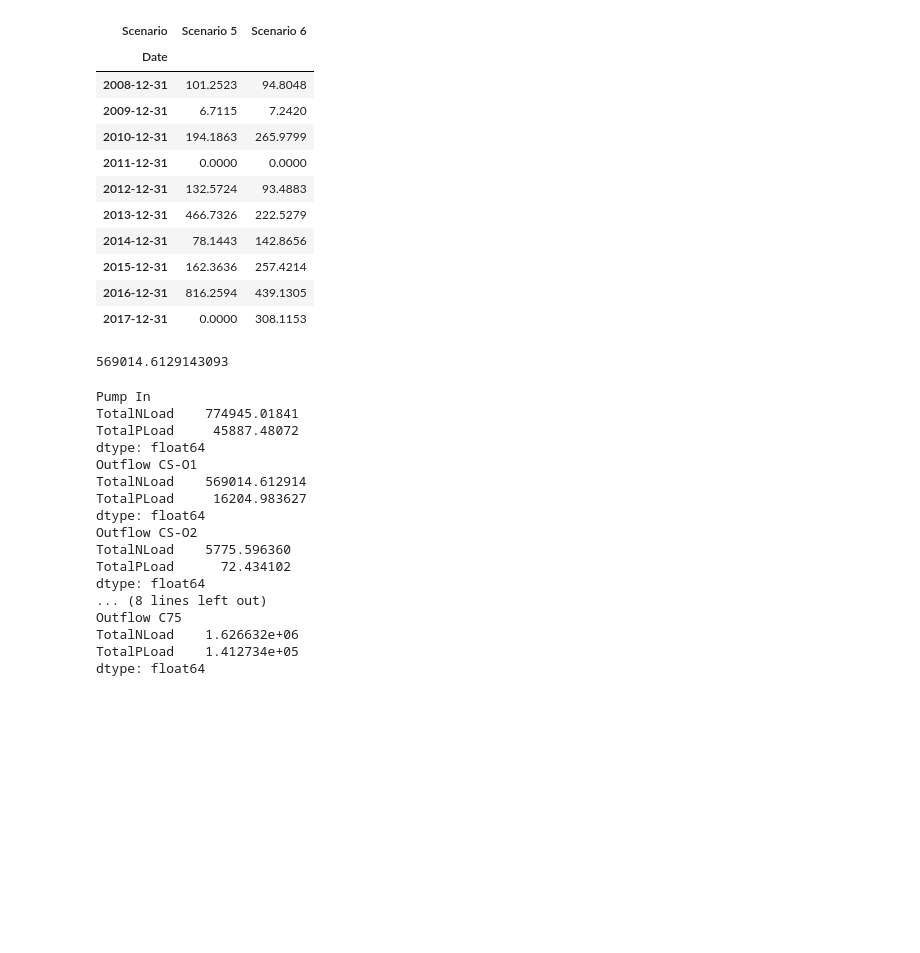
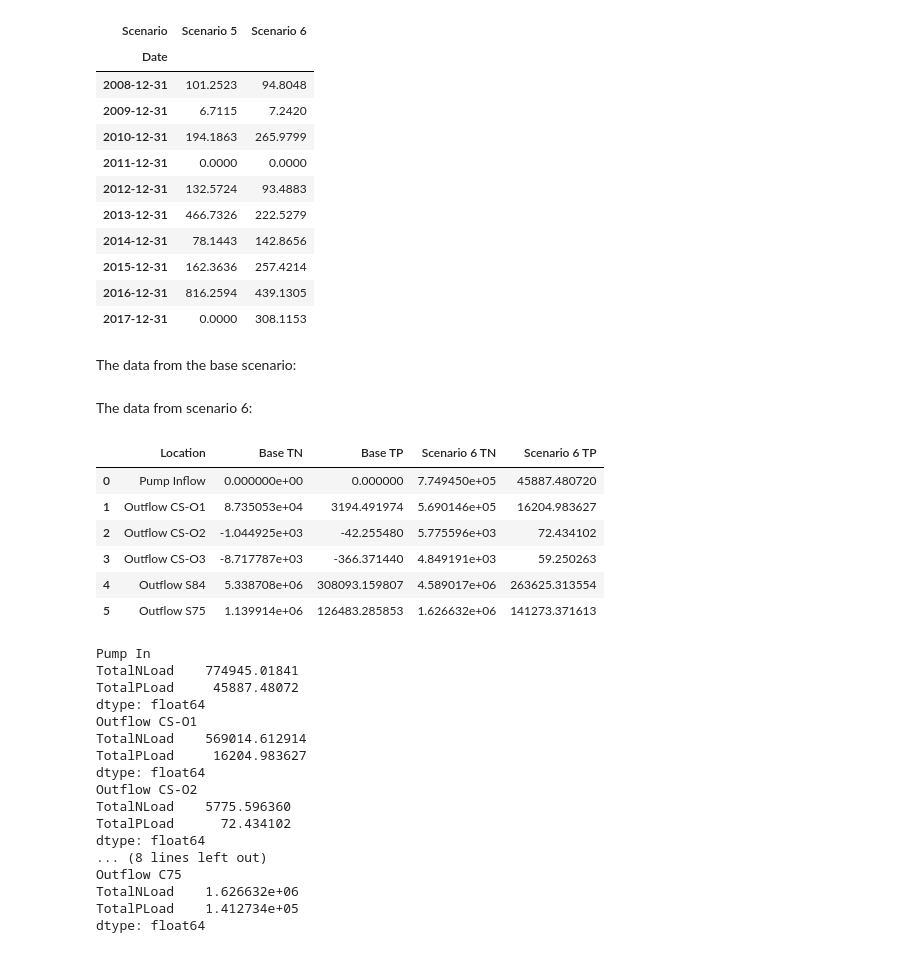
Before and after one commit to ajames-swet/py-hydro-data, a Jupyter notebook: notebooks/WAMReachTest.ipynb, the cells around one changed output. Drawn from its saved outputs; the diff is of its cells as text; code cells hidden in the pictures; blank space fills up the shorter version.

Commit message:
Added generation of Figure 15-ish dataframe

```diff
--- a/notebooks/WAMReachTest.ipynb
+++ b/notebooks/WAMReachTest.ipynb
@@ -143,3 +77,5 @@ pv_flow.resample('A').apply(sum)
 | 2017-12-31 | 0.0000 | 308.1153 |
 # %%
 # CS_O1_S5_Outflow = wrd.WAMReachData(filename='../data/S5_reach000015_14.csv')
+# %% [markdown]
+The data from the base scenario:
@@ -146,3 +89,5 @@ pv_flow.resample('A').apply(sum)
+# %% [markdown]
+The data from scenario 6:
 # %%
 CS_O1_S6_R15 = wrd.WAMReachData(filename='../data/S6_reach000015_14.csv')
 PumpIn_S6_R6 = wrd.WAMReachData(filename='../data/S6_reach000006_12.csv')
@@ -150,10 +95,36 @@ CS_O2_S6_R42 = wrd.WAMReachData(filename='../data/S6_reach000042_7.csv')
 CS_O3_S6_R41 = wrd.WAMReachData(filename='../data/S6_reach000041_20.csv')
 S84_S6_R2 = wrd.WAMReachData(filename='../data/S6_reach000002_1.csv')
 S75_S6_R13 = wrd.WAMReachData(filename='../data/S6_reach000013_0.csv')
-# %%
-CS_O1_S6_R15.get_annual_sums('TotalNLoad')['2008-01-01':'2017-12-31'].sum()
-# %% [output]
-569014.6129143093
+# %%
+bv_res = pd.DataFrame(columns = ['Location','Base TN', 'Base TP', 'Scenario 6 TN', 'Scenario 6 TP'])
+
+s = [['Pump Inflow'], PumpIn_B_R6.reach_data['2008-01-01':'2017-12-31'][['TotalNLoad', 'TotalPLoad']].sum(),PumpIn_S6_R6.reach_data['2008-01-01':'2017-12-31'][['TotalNLoad', 'TotalPLoad']].sum()]
+bv_res.loc[0] = [item for sublist in s for item in sublist]
+
+s = [['Outflow CS-O1'], CS_O1_B_R15.reach_data['2008-01-01':'2017-12-31'][['TotalNLoad', 'TotalPLoad']].sum(),CS_O1_S6_R15.reach_data['2008-01-01':'2017-12-31'][['TotalNLoad', 'TotalPLoad']].sum()]
+bv_res.loc[1] = [item for sublist in s for item in sublist]
+
+s = [['Outflow CS-O2'], CS_O2_B_R42.reach_data['2008-01-01':'2017-12-31'][['TotalNLoad', 'TotalPLoad']].sum(),CS_O2_S6_R42.reach_data['2008-01-01':'2017-12-31'][['TotalNLoad', 'TotalPLoad']].sum()]
+bv_res.loc[2] = [item for sublist in s for item in sublist]
+
+s = [['Outflow CS-O3'], CS_O3_B_R41.reach_data['2008-01-01':'2017-12-31'][['TotalNLoad', 'TotalPLoad']].sum(),CS_O3_S6_R41.reach_data['2008-01-01':'2017-12-31'][['TotalNLoad', 'TotalPLoad']].sum()]
+bv_res.loc[3] = [item for sublist in s for item in sublist]
+
+s = [['Outflow S84'], S84_B_R2.reach_data['2008-01-01':'2017-12-31'][['TotalNLoad', 'TotalPLoad']].sum(),S84_S6_R2.reach_data['2008-01-01':'2017-12-31'][['TotalNLoad', 'TotalPLoad']].sum()]
+bv_res.loc[4] = [item for sublist in s for item in sublist]
+
+s = [['Outflow S75'], S75_B_R13.reach_data['2008-01-01':'2017-12-31'][['TotalNLoad', 'TotalPLoad']].sum(),S75_S6_R13.reach_data['2008-01-01':'2017-12-31'][['TotalNLoad', 'TotalPLoad']].sum()]
+bv_res.loc[5] = [item for sublist in s for item in sublist]
+
+bv_res
+# %% [output]
+|  | Location | Base TN | Base TP | Scenario 6 TN | Scenario 6 TP |
+| 0 | Pump Inflow | 0.000000e+00 | 0.000000 | 7.749450e+05 | 45887.480720 |
+| 1 | Outflow CS-O1 | 8.735053e+04 | 3194.491974 | 5.690146e+05 | 16204.983627 |
+| 2 | Outflow CS-O2 | -1.044925e+03 | -42.255480 | 5.775596e+03 | 72.434102 |
+| 3 | Outflow CS-O3 | -8.717787e+03 | -366.371440 | 4.849191e+03 | 59.250263 |
+| 4 | Outflow S84 | 5.338708e+06 | 308093.159807 | 4.589017e+06 | 263625.313554 |
+| 5 | Outflow S75 | 1.139914e+06 | 126483.285853 | 1.626632e+06 | 141273.371613 |
 # %%
 print('Pump In\n{0}'.format(PumpIn_S6_R6.reach_data['2008-01-01':'2017-12-31'][['TotalNLoad', 'TotalPLoad']].sum()))
 print('Outflow CS-O1\n{0}'.format(CS_O1_S6_R15.reach_data['2008-01-01':'2017-12-31'][['TotalNLoad', 'TotalPLoad']].sum()))
```
Also changed, not shown: parts of 7 cells of this notebook.
